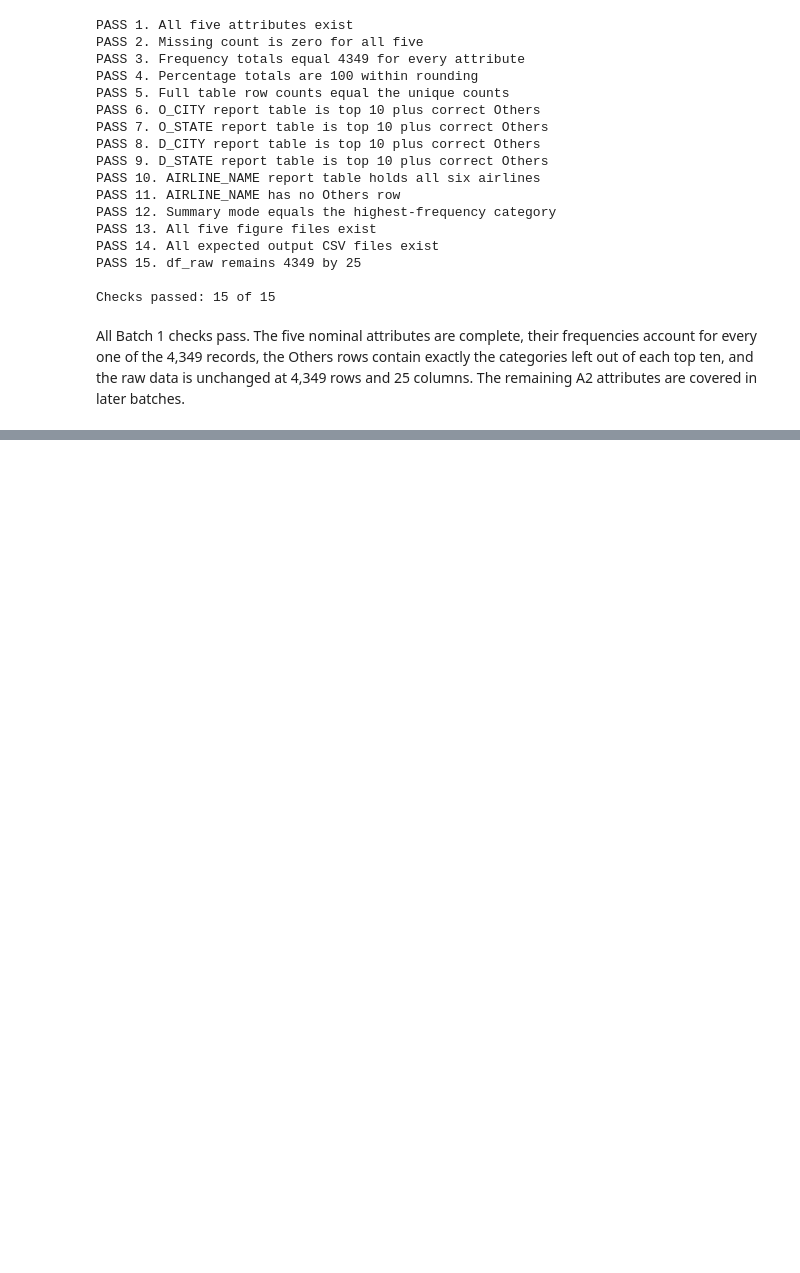
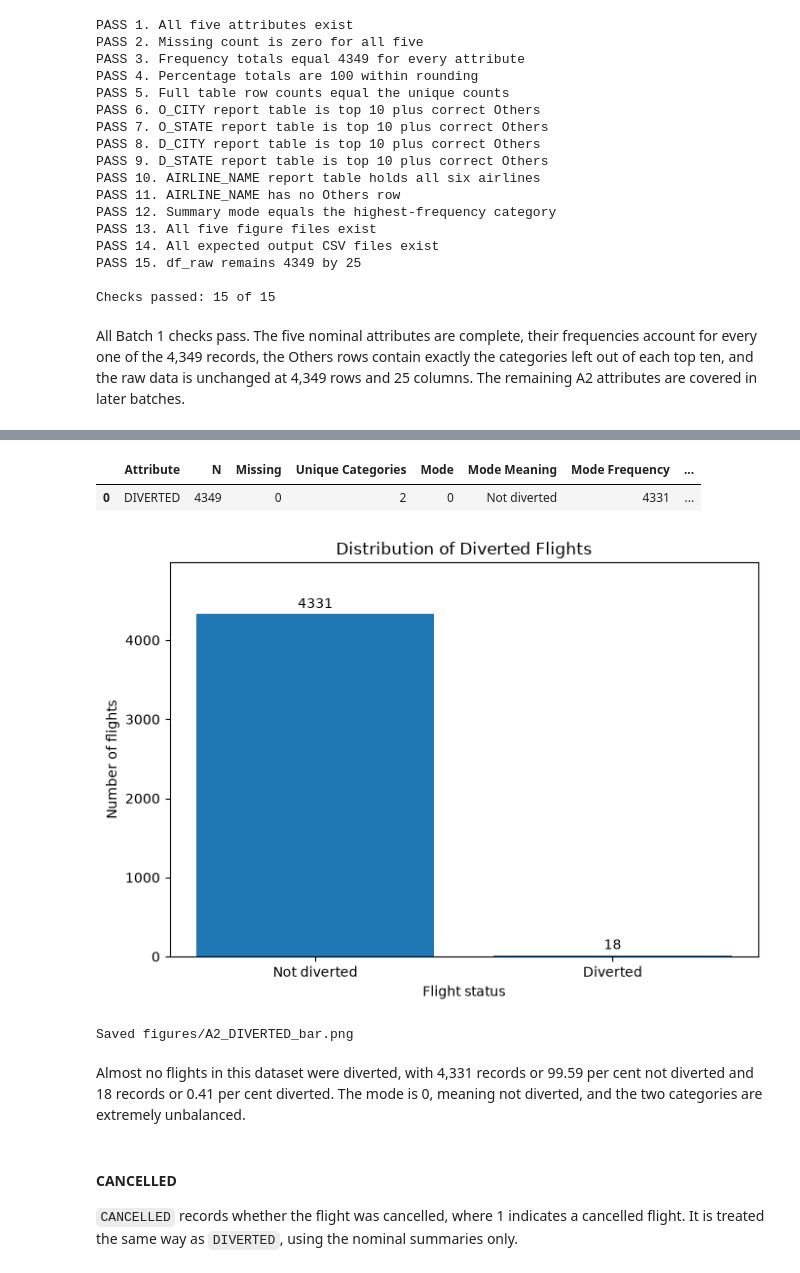
Before and after one commit to le23967/31250-assignment2-25740123, a Jupyter notebook: ida_25740123.ipynb, the cells around one changed output, grey strips where cells are left out. Drawn from its saved outputs; the diff is of its cells as text; code cells hidden in the pictures; blank space fills up the shorter version.

Commit message:
A2 batch 2 numeric and binary summaries

```diff
--- a/ida_25740123.ipynb
+++ b/ida_25740123.ipynb
@@ -1226,0 +1454,12 @@ All Batch 1 checks pass. The five nominal attributes are complete, their frequen
+# %%
+diverted_meanings = {0: "Not diverted", 1: "Diverted"}
+
+diverted_frequency = binary_frequency_table("DIVERTED", diverted_meanings)
+diverted_summary = binary_summary("DIVERTED", diverted_frequency)
+
+diverted_frequency.to_csv("outputs/A2_DIVERTED_frequency.csv", index=False)
+diverted_summary.to_csv("outputs/A2_DIVERTED_summary.csv", index=False)
+
+print("Frequencies sum to:", int(diverted_frequency["Frequency"].sum()))
+print("Percentages sum to:", round(diverted_frequency["Percentage"].sum(), 2))
+diverted_frequency
@@ -1226,0 +1472,34 @@ All Batch 1 checks pass. The five nominal attributes are complete, their frequen
+# %%
+diverted_summary
+# %% [output]
+|  | Attribute | N | Missing | Unique Categories | Mode | Mode Meaning | Mode Frequency | ... |
+| 0 | DIVERTED | 4349 | 0 | 2 | 0 | Not diverted | 4331 | ... |
+# %%
+def save_binary_bar_chart(frequency, attribute_name, title):
+    """Draw one bar chart of a binary flight-status attribute using readable labels."""
+    figure, axes = plt.subplots(figsize=(7, 5))
+    bars = axes.bar(frequency["Meaning"], frequency["Frequency"])
+
+    axes.bar_label(bars, padding=2)
+    axes.set_title(title)
+    axes.set_xlabel("Flight status")
+    axes.set_ylabel("Number of flights")
+    axes.margins(y=0.15)
+    figure.tight_layout()
+
+    figure_path = f"figures/A2_{attribute_name}_bar.png"
+    figure.savefig(figure_path, dpi=200)
+    plt.show()
+    print("Saved", figure_path)
+# %%
+save_binary_bar_chart(diverted_frequency, "DIVERTED",
+                      "Distribution of Diverted Flights")
+# %% [output]
+[figure, added]
+Saved figures/A2_DIVERTED_bar.png
+# %% [markdown]
+Almost no flights in this dataset were diverted, with 4,331 records or 99.59 per cent not diverted and 18 records or 0.41 per cent diverted. The mode is 0, meaning not diverted, and the two categories are extremely unbalanced.
+# %% [markdown]
+#### CANCELLED
+
+`CANCELLED` records whether the flight was cancelled, where 1 indicates a cancelled flight. It is treated the same way as `DIVERTED`, using the nominal summaries only.
```
Also changed, not shown: parts of 33 cells of this notebook, 11 other files.
